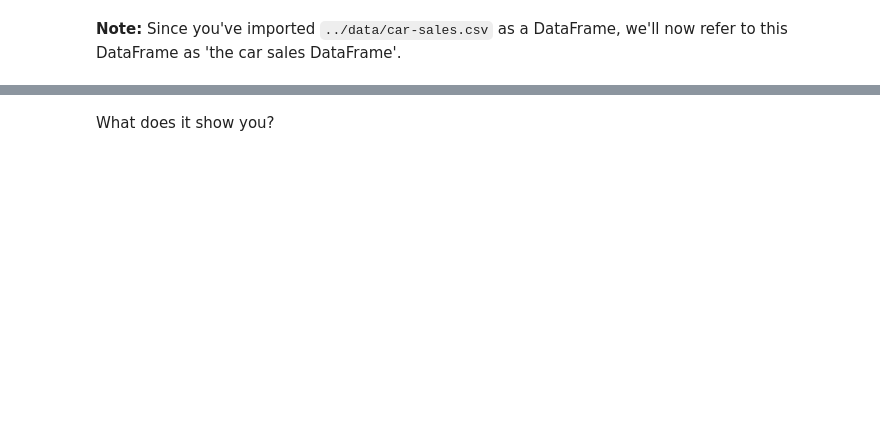
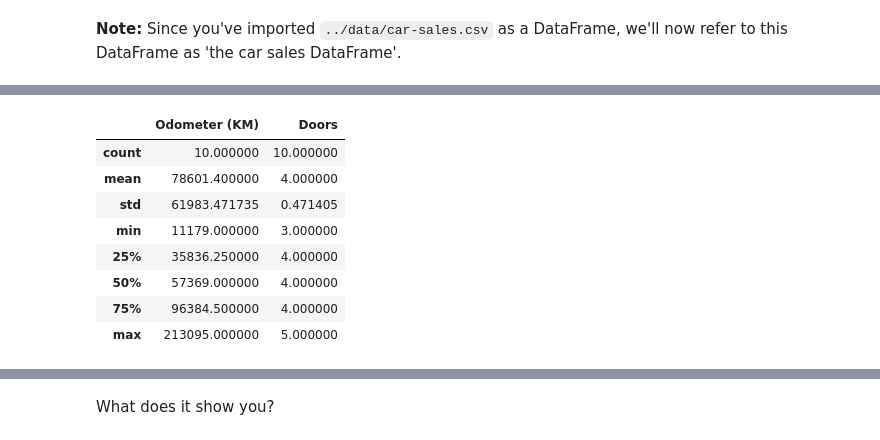
Before and after one commit to Abdihalim-codes/zero-to-mastery-ml, a Jupyter notebook: section-2-data-science-and-ml-tools/pandas-exercises.ipynb, the cells around one changed output, grey strips where cells are left out. Cells and saved outputs as stored; diff of their text form; code cells hidden in the pictures; blank space fills up the shorter version.

```diff
--- a/section-2-data-science-and-ml-tools/pandas-exercises.ipynb
+++ b/section-2-data-science-and-ml-tools/pandas-exercises.ipynb
@@ -31,4 +90,15 @@ For further reference and resources, it's advised to check out the [pandas docum
 # %%
 # Describe your current car sales DataFrame using describe()
+car_sales.describe()
+# %% [output]
+|  | Odometer (KM) | Doors |
+| count | 10.000000 | 10.000000 |
+| mean | 78601.400000 | 4.000000 |
+| std | 61983.471735 | 0.471405 |
+| min | 11179.000000 | 3.000000 |
+| 25% | 35836.250000 | 4.000000 |
+| 50% | 57369.000000 | 4.000000 |
+| 75% | 96384.500000 | 4.000000 |
+| max | 213095.000000 | 5.000000 |
 # %%
 # Get information about your DataFrame using info()
```
Also changed, not shown: parts of 10 cells of this notebook.
